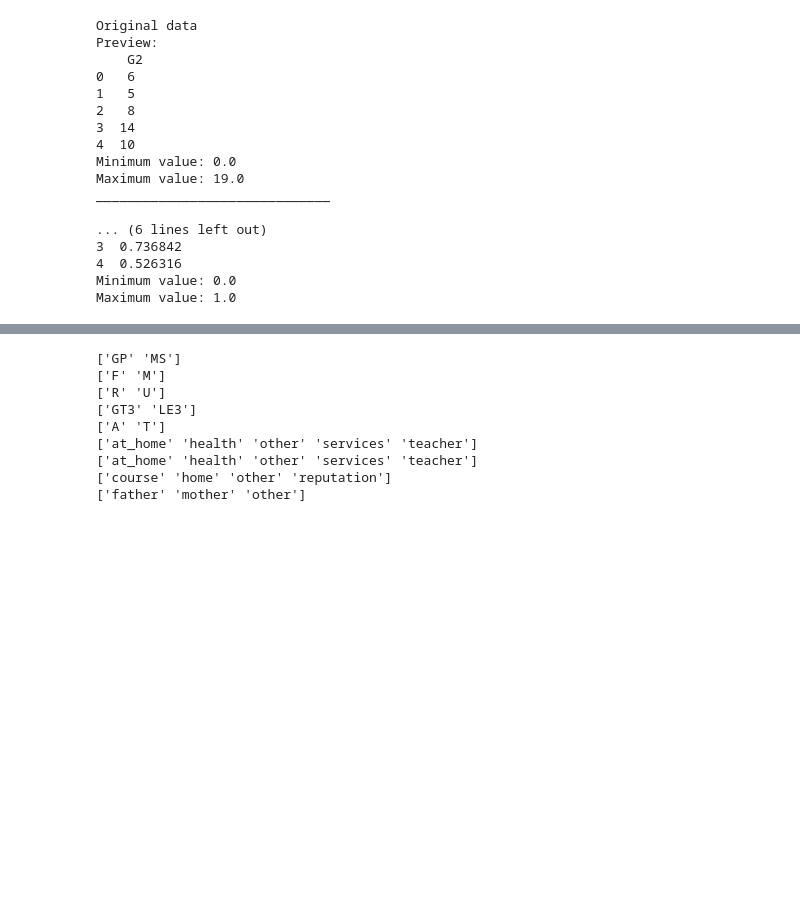
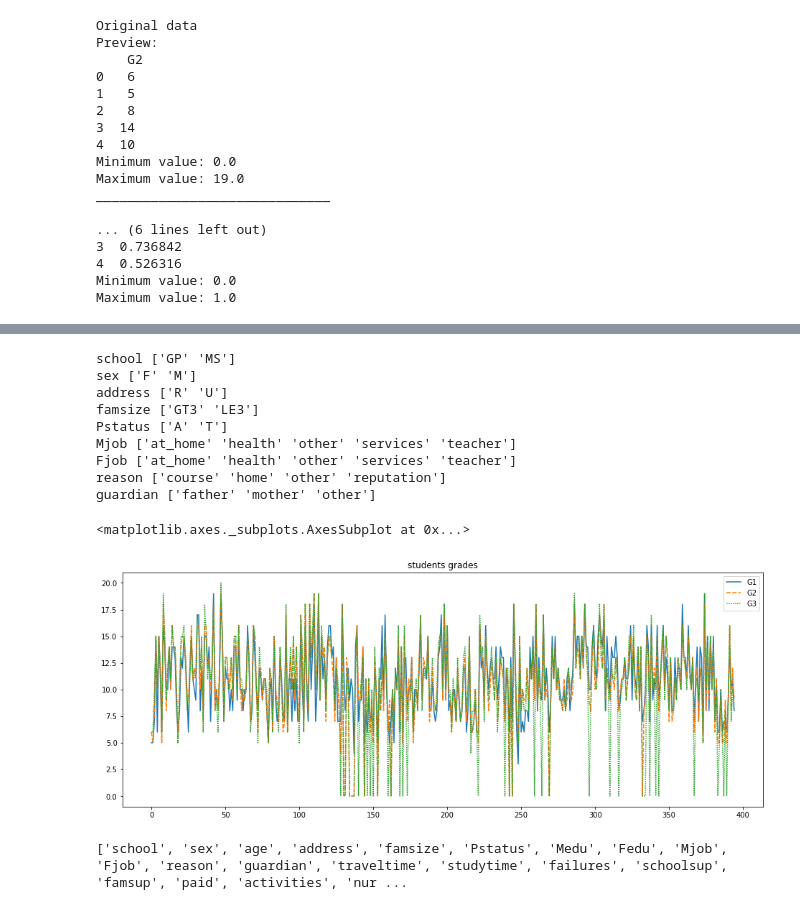
Before and after one commit to ABDELLAH-Hallou/students_performance, a Jupyter notebook: students_perf.ipynb, the cells around one changed output, grey strips where cells are left out. Drawn from its saved outputs; the diff is of its cells as text; code cells hidden in the pictures; blank space fills up the shorter version.

```diff
--- a/students_perf.ipynb
+++ b/students_perf.ipynb
@@ -248,22 +295,38 @@ Mjob.sort()
 Fjob.sort()
 reason.sort()
 guardian.sort()
-print(school)
-print(sex)
-print(address)
-print(famsize)
-print(Pstatus)
-print(Mjob)
-print(Fjob)
-print(reason)
-print(guardian)
+print("school",school)
+print("sex",sex)
+print("address",address)
+print("famsize",famsize)
+print("Pstatus",Pstatus)
+print("Mjob",Mjob)
+print("Fjob",Fjob)
+print("reason",reason)
+print("guardian",guardian)
 # %% [output]
-['GP' 'MS']
-['F' 'M']
-['R' 'U']
-['GT3' 'LE3']
-['A' 'T']
-['at_home' 'health' 'other' 'services' 'teacher']
-['at_home' 'health' 'other' 'services' 'teacher']
-['course' 'home' 'other' 'reputation']
-['father' 'mother' 'other']
+school ['GP' 'MS']
+sex ['F' 'M']
+address ['R' 'U']
+famsize ['GT3' 'LE3']
+Pstatus ['A' 'T']
+Mjob ['at_home' 'health' 'other' 'services' 'teacher']
+Fjob ['at_home' 'health' 'other' 'services' 'teacher']
+reason ['course' 'home' 'other' 'reputation']
+guardian ['father' 'mother' 'other']
+# %%
+plt.figure(figsize=(16,6))
+# Add title
+plt.title("students grades")
+df = pd.DataFrame({'G1':[i for i in dt_students_mat["G1"]],
+                   'G2':[i for i in dt_students_mat["G2"]],
+                   'G3':[i for i in dt_students_mat["G3"]]})
+# data
+sns.lineplot(data=df)
+# %% [output]
+<matplotlib.axes._subplots.AxesSubplot at 0x...>
+[figure, added]
+# %%
+print(list(dt_students_mat))
+# %% [output]
+['school', 'sex', 'age', 'address', 'famsize', 'Pstatus', 'Medu', 'Fedu', 'Mjob', 'Fjob', 'reason', 'guardian', 'traveltime', 'studytime', 'failures', 'schoolsup', 'famsup', 'paid', 'activities', 'nur ...
```
Also changed, not shown: parts of 25 cells of this notebook.
